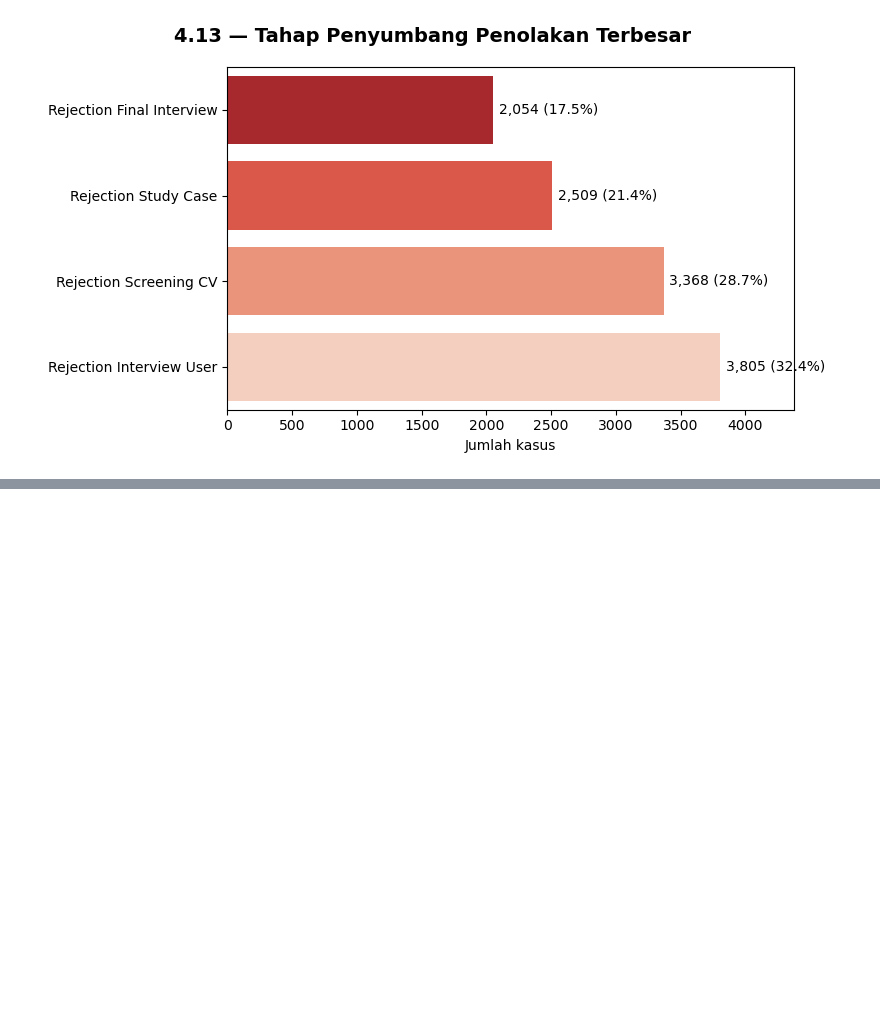
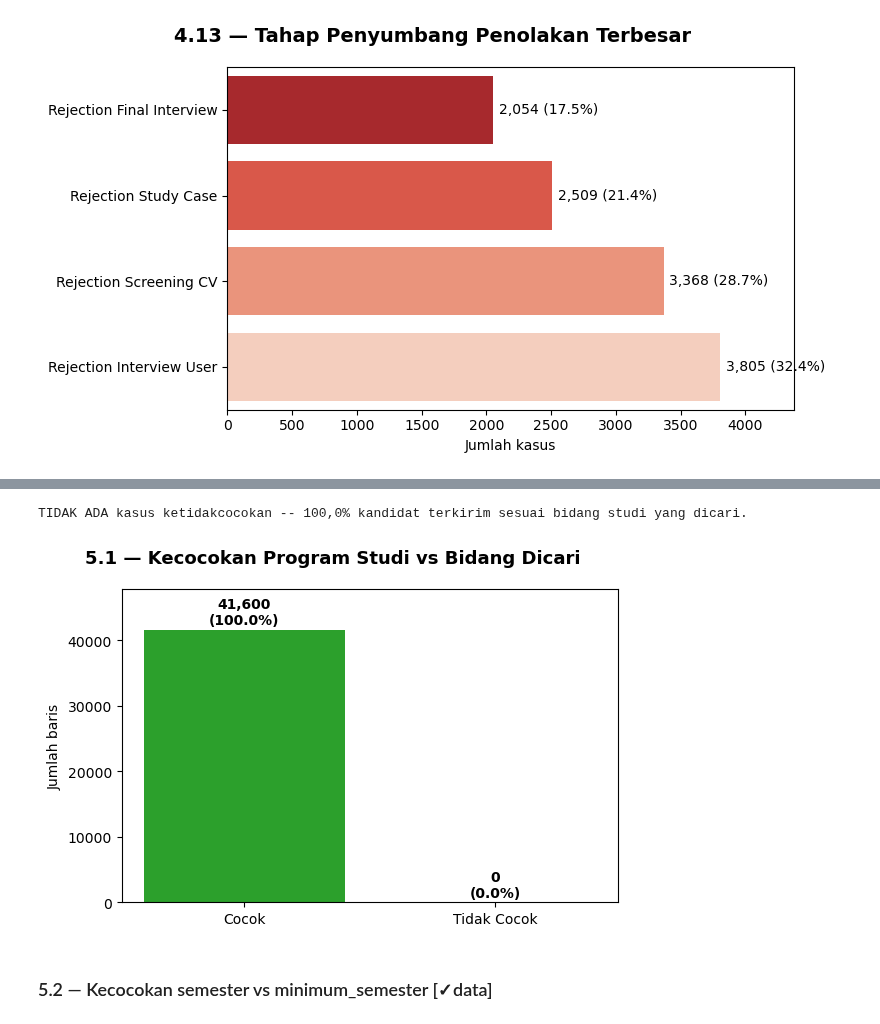
Before and after one commit to zzdf5/ssf-ssdc26-kataedward, a Jupyter notebook: notebooks/02_eda.ipynb, the cells around one changed output, grey strips where cells are left out. Cells and saved outputs as stored; diff of their text form; code cells hidden in the pictures; blank space fills up the shorter version.

```diff
--- a/notebooks/02_eda.ipynb
+++ b/notebooks/02_eda.ipynb
@@ -4189,0 +4229,48 @@ plt.show()
+# %%
+tidak_cocok = ts_with_bidang[~ts_with_bidang["cocok"]]
+
+if len(tidak_cocok) > 0:
+    print(f"Contoh {min(10, len(tidak_cocok))} kasus TIDAK cocok:")
+    print(
+        tidak_cocok[
+            ["NIM", "program_studi", "bidang_studi_dicari", "position", "company"]
+        ]
+        .head(10)
+        .to_string(index=False)
+    )
+else:
+    print(
+        "TIDAK ADA kasus ketidakcocokan -- 100,0% kandidat terkirim sesuai bidang studi yang dicari."
+    )
+# %% [output]
+TIDAK ADA kasus ketidakcocokan -- 100,0% kandidat terkirim sesuai bidang studi yang dicari.
+# %%
+fig, ax = plt.subplots(figsize=(6, 4))
+fig.suptitle(
+    "5.1 — Kecocokan Program Studi vs Bidang Dicari", fontsize=13, fontweight="bold"
+)
+
+kategori = pd.Series({"Cocok": n_cocok, "Tidak Cocok": n_total - n_cocok})
+colors = ["#2ca02c" if k == "Cocok" else "#d62728" for k in kategori.index]
+
+bars = ax.bar(kategori.index, kategori.values, color=colors)
+ax.set_ylabel("Jumlah baris")
+ax.set_ylim(0, n_total * 1.15)
+
+for bar, val in zip(bars, kategori.values):
+    pct = val / n_total * 100
+    ax.text(
+        bar.get_x() + bar.get_width() / 2,
+        bar.get_height() + n_total * 0.02,
+        f"{val:,}\n({pct:.1f}%)",
+        ha="center",
+        fontsize=10,
+        fontweight="bold",
+    )
+
+plt.tight_layout()
+plt.show()
+# %% [output]
+[figure, added]
+# %% [markdown]
+### 5.2 — Kecocokan semester vs minimum_semester [✓data]
```
Also changed, not shown: parts of 57 cells of this notebook, 2 other files.
